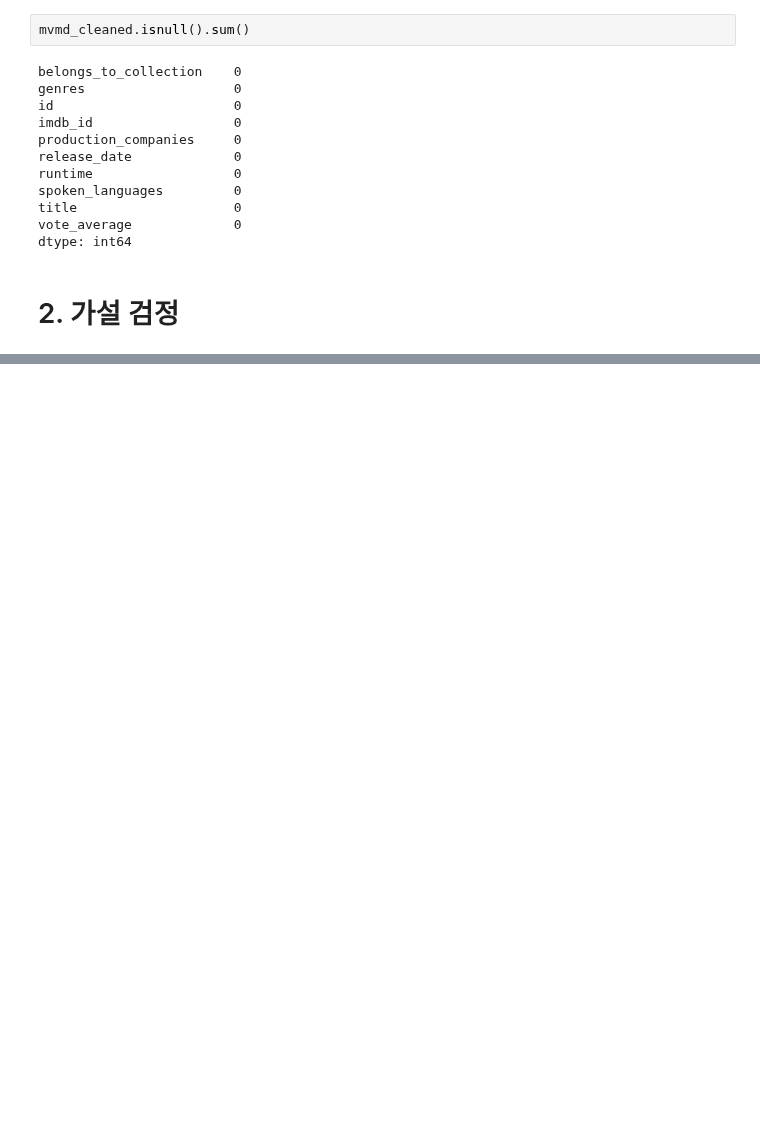
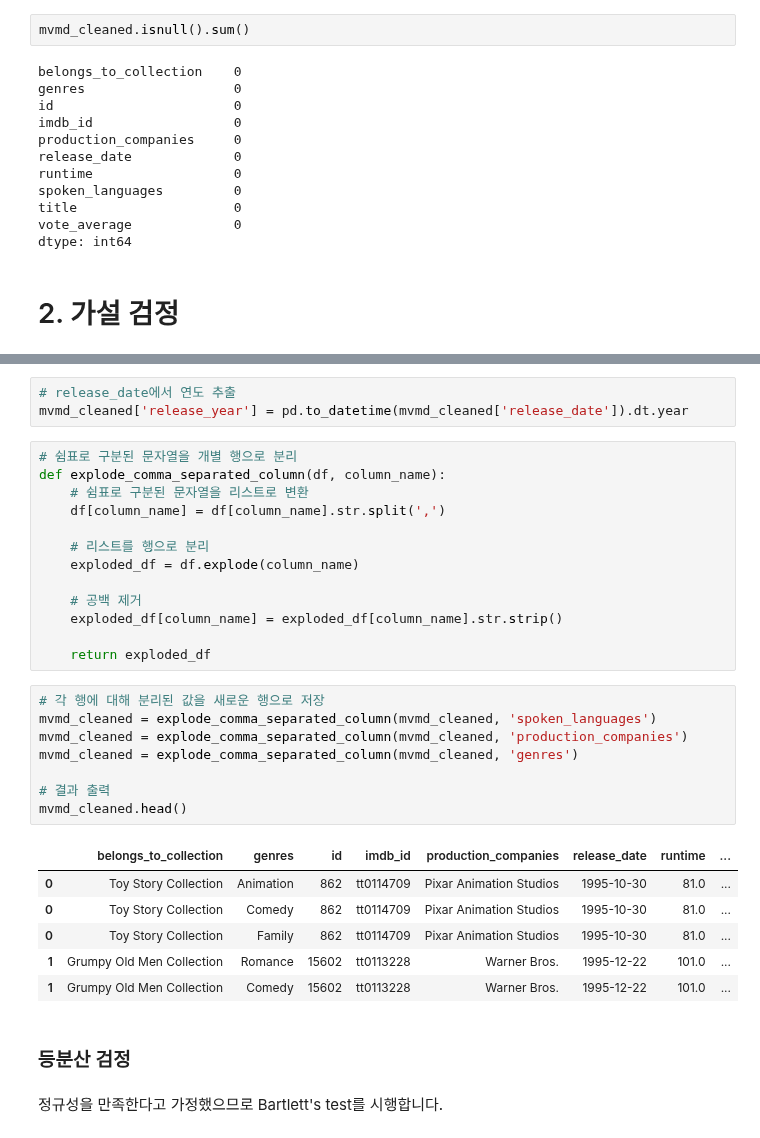
Before and after one commit to viola2002/dartb, a Jupyter notebook: toy_project/2024_Autumn/code/movie metadata SHT.ipynb, the cells around one changed output, grey strips where cells are left out. Saved outputs shown, nothing was run; the diff lists cells and outputs as text; blank space fills up the shorter version.

```diff
--- a/toy_project/2024_Autumn/code/movie metadata SHT.ipynb
+++ b/toy_project/2024_Autumn/code/movie metadata SHT.ipynb
@@ -465,0 +547,35 @@ dtype: int64
+# %%
+# release_date에서 연도 추출
+mvmd_cleaned['release_year'] = pd.to_datetime(mvmd_cleaned['release_date']).dt.year
+# %%
+# 쉼표로 구분된 문자열을 개별 행으로 분리
+def explode_comma_separated_column(df, column_name):
+    # 쉼표로 구분된 문자열을 리스트로 변환
+    df[column_name] = df[column_name].str.split(',')
+
+    # 리스트를 행으로 분리
+    exploded_df = df.explode(column_name)
+
+    # 공백 제거
+    exploded_df[column_name] = exploded_df[column_name].str.strip()
+
+    return exploded_df
+# %%
+# 각 행에 대해 분리된 값을 새로운 행으로 저장
+mvmd_cleaned = explode_comma_separated_column(mvmd_cleaned, 'spoken_languages')
+mvmd_cleaned = explode_comma_separated_column(mvmd_cleaned, 'production_companies')
+mvmd_cleaned = explode_comma_separated_column(mvmd_cleaned, 'genres')
+
+# 결과 출력
+mvmd_cleaned.head()
+# %% [output]
+|  | belongs_to_collection | genres | id | imdb_id | production_companies | release_date | runtime | ... |
+| 0 | Toy Story Collection | Animation | 862 | tt0114709 | Pixar Animation Studios | 1995-10-30 | 81.0 | ... |
+| 0 | Toy Story Collection | Comedy | 862 | tt0114709 | Pixar Animation Studios | 1995-10-30 | 81.0 | ... |
+| 0 | Toy Story Collection | Family | 862 | tt0114709 | Pixar Animation Studios | 1995-10-30 | 81.0 | ... |
+| 1 | Grumpy Old Men Collection | Romance | 15602 | tt0113228 | Warner Bros. | 1995-12-22 | 101.0 | ... |
+| 1 | Grumpy Old Men Collection | Comedy | 15602 | tt0113228 | Warner Bros. | 1995-12-22 | 101.0 | ... |
+# %% [markdown]
+### 등분산 검정
+# %% [markdown]
+정규성을 만족한다고 가정했으므로 Bartlett's test를 시행합니다.
```
Also changed, not shown: parts of 23 cells of this notebook.
